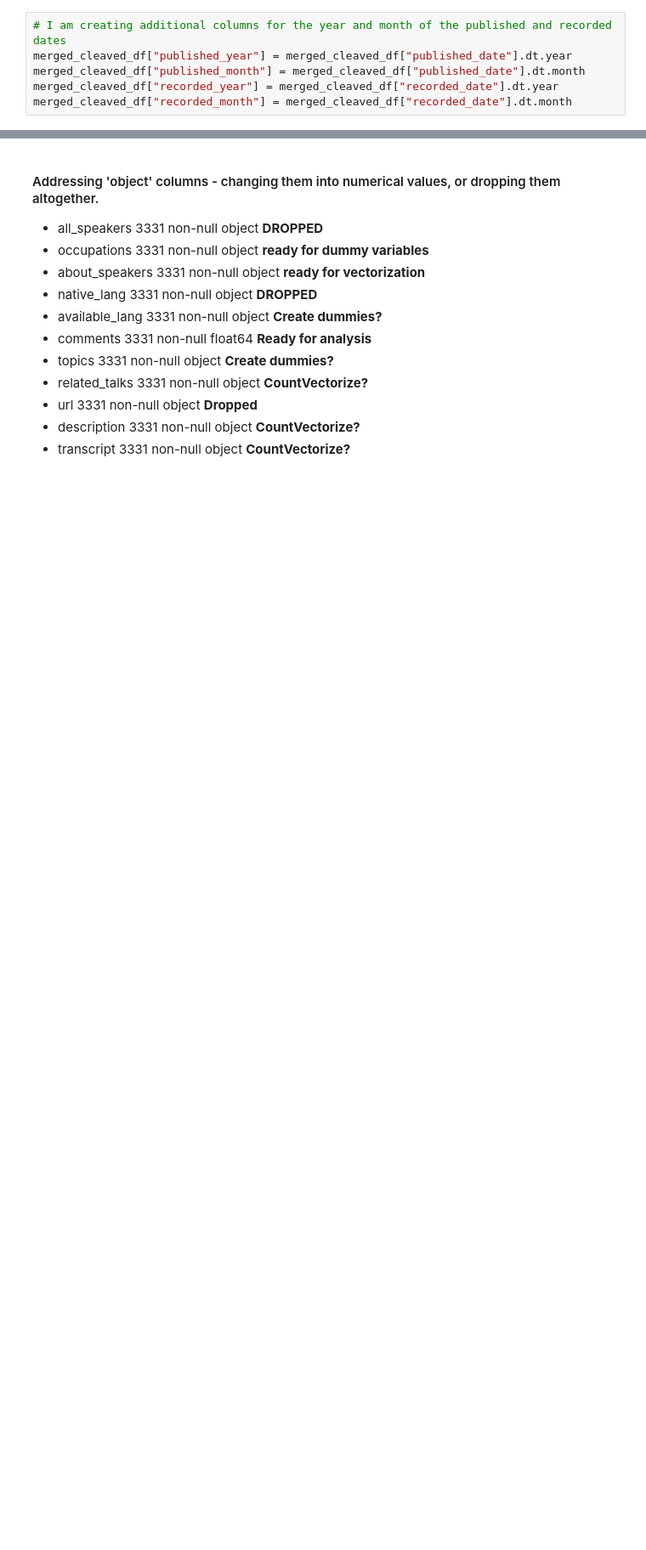
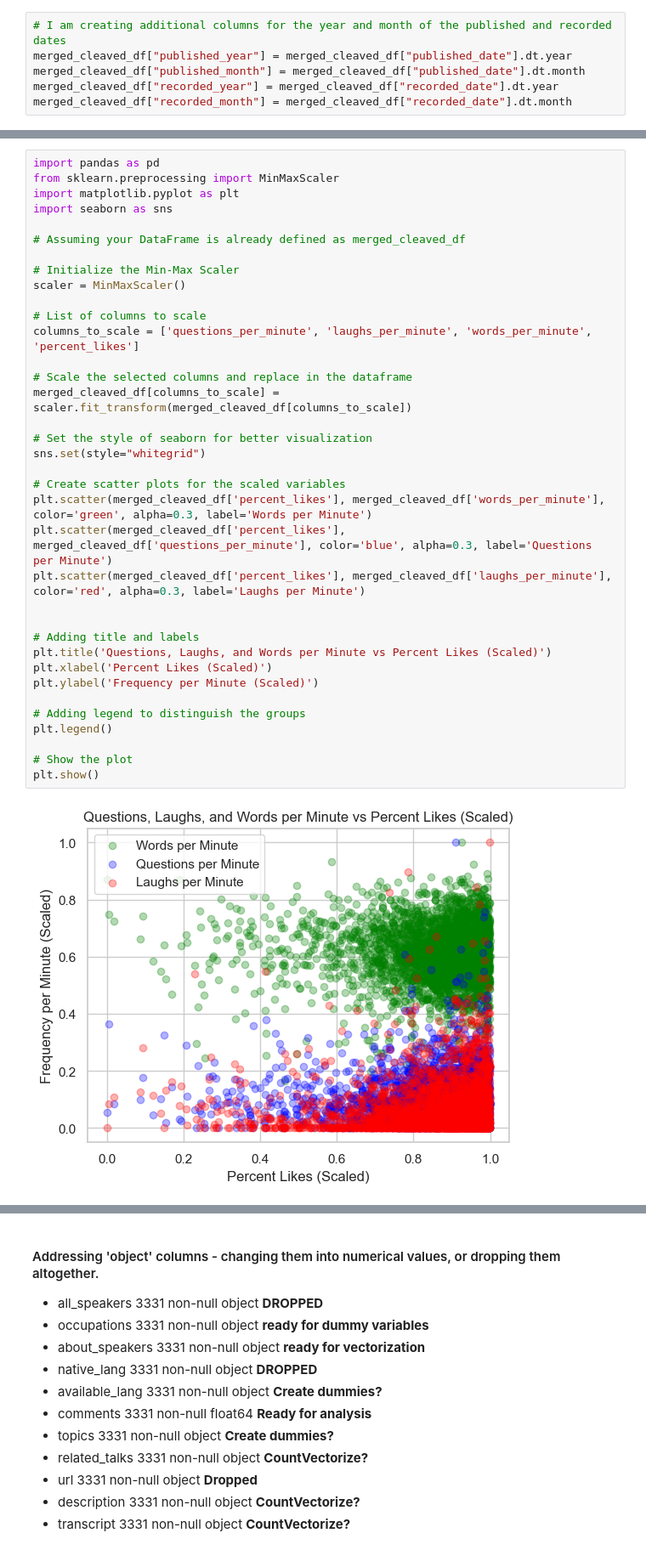
Before and after one commit to drewe4point0/Capstone-Quantifying-Good-Speeches-, a Jupyter notebook: Notebooks/Ted Dataset (with Transcripts).ipynb, the cells around one changed output, grey strips where cells are left out. Shown at 85% size. Saved outputs shown, nothing was run; the diff lists cells and outputs as text; blank space fills up the shorter version.

```diff
--- a/Notebooks/Ted Dataset (with Transcripts).ipynb
+++ b/Notebooks/Ted Dataset (with Transcripts).ipynb
@@ -983,0 +1153,38 @@ merged_cleaved_df["recorded_month"] = merged_cleaved_df["recorded_date"].dt.mont
+# %%
+import pandas as pd
+from sklearn.preprocessing import MinMaxScaler
+import matplotlib.pyplot as plt
+import seaborn as sns
+
+# Assuming your DataFrame is already defined as merged_cleaved_df
+
+# Initialize the Min-Max Scaler
+scaler = MinMaxScaler()
+
+# List of columns to scale
+columns_to_scale = ['questions_per_minute', 'laughs_per_minute', 'words_per_minute', 'percent_likes']
+
+# Scale the selected columns and replace in the dataframe
+merged_cleaved_df[columns_to_scale] = scaler.fit_transform(merged_cleaved_df[columns_to_scale])
+
+# Set the style of seaborn for better visualization
+sns.set(style="whitegrid")
+
+# Create scatter plots for the scaled variables
+plt.scatter(merged_cleaved_df['percent_likes'], merged_cleaved_df['words_per_minute'], color='green', alpha=0.3, label='Words per Minute')
+plt.scatter(merged_cleaved_df['percent_likes'], merged_cleaved_df['questions_per_minute'], color='blue', alpha=0.3, label='Questions per Minute')
+plt.scatter(merged_cleaved_df['percent_likes'], merged_cleaved_df['laughs_per_minute'], color='red', alpha=0.3, label='Laughs per Minute')
+
+
+# Adding title and labels
+plt.title('Questions, Laughs, and Words per Minute vs Percent Likes (Scaled)')
+plt.xlabel('Percent Likes (Scaled)')
+plt.ylabel('Frequency per Minute (Scaled)')
+
+# Adding legend to distinguish the groups
+plt.legend()
+
+# Show the plot
+plt.show()
+# %% [output]
+[figure, added]
```
Also changed, not shown: parts of 36 cells of this notebook.
